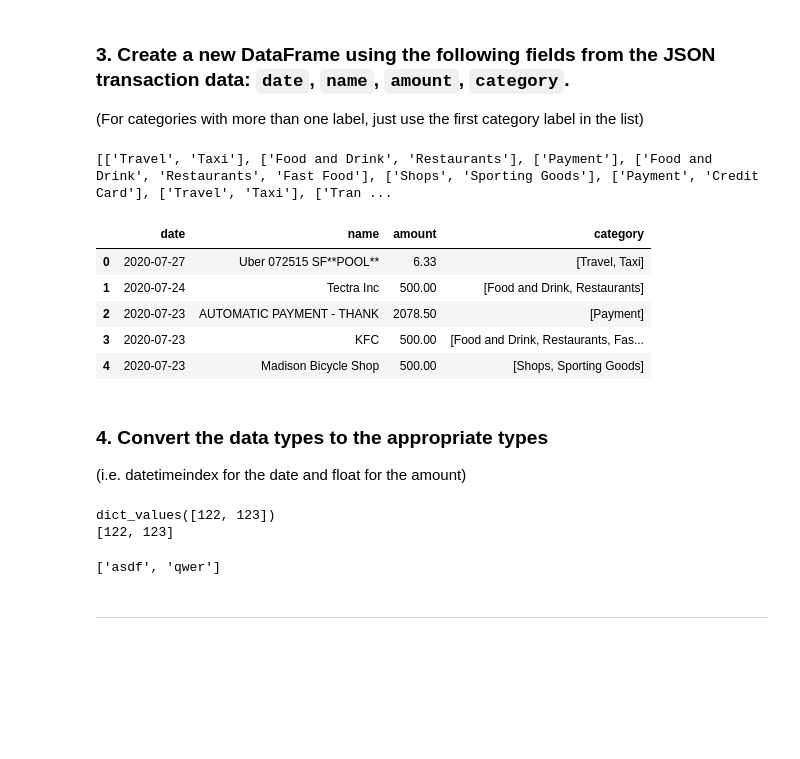
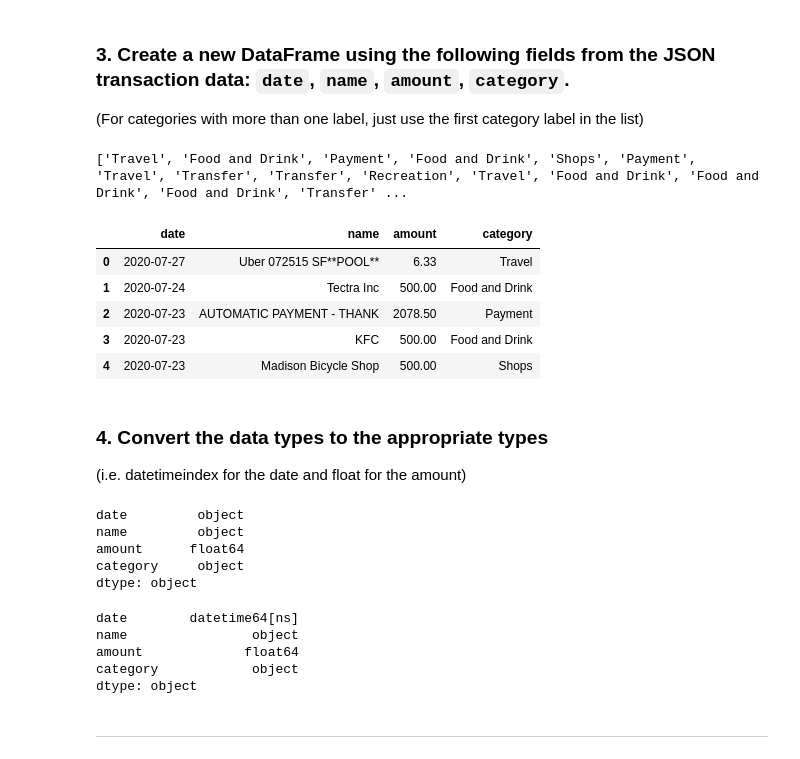
Before and after one commit to arsm800/How_Do_You_Like_Them_Apps, a Jupyter notebook: Instructions/Starter_Code/account_summary.ipynb, the cells around one changed output. Saved outputs shown, nothing was run; the diff lists cells and outputs as text; code cells hidden in the pictures; blank space fills up the shorter version.

Commit message:
Updated column data types in dataframe.

```diff
--- a/Instructions/Starter_Code/account_summary.ipynb
+++ b/Instructions/Starter_Code/account_summary.ipynb
@@ -205,53 +205,48 @@ attributes
 transactions_df = pd.DataFrame()
 
 # Retrieve all the transactions
 
 # Extract column data
 dates = [transaction['date'] for transaction in transactions_json]
 names = [transaction['name'] for transaction in transactions_json]
 amounts = [transaction['amount'] for transaction in transactions_json]
-categories =[transaction['category'] for transaction in transactions_json]
+categories =[transaction['category'][0] for transaction in transactions_json]
+# The categories were in list form, with some transactions having multiple categories.  I used the first category
+# in the list--the broadest category--for the categories pandas series.  Therefore, I used transaction['category'][0]
+# indicating the first category in the list.
+
 print(categories)
 len(categories)
+
+
+#print(type(transactions_json[8]['category']))
 
 # Populate the transactions DataFrame with the transactions data
 
     # Create series to be added to dataframe
 date = pd.Series(dates)
 name = pd.Series(names)
 amount = pd.Series(amounts)
 category = pd.Series(categories)
 
 type(date)
 
 transactions_df['date'] = date
 transactions_df['name'] = name
 transactions_df['amount'] = amount
 transactions_df['category'] = category
 
 # Display sample data from the DataFrame
 transactions_df.head()
 # %% [output]
-[['Travel', 'Taxi'], ['Food and Drink', 'Restaurants'], ['Payment'], ['Food and Drink', 'Restaurants', 'Fast Food'], ['Shops', 'Sporting Goods'], ['Payment', 'Credit Card'], ['Travel', 'Taxi'], ['Tran ...
+['Travel', 'Food and Drink', 'Payment', 'Food and Drink', 'Shops', 'Payment', 'Travel', 'Transfer', 'Transfer', 'Recreation', 'Travel', 'Food and Drink', 'Food and Drink', 'Food and Drink', 'Transfer' ...
 |  | date | name | amount | category |
-| 0 | 2020-07-27 | Uber 072515 SF**POOL** | 6.33 | [Travel, Taxi] |
-| 1 | 2020-07-24 | Tectra Inc | 500.00 | [Food and Drink, Restaurants] |
-| 2 | 2020-07-23 | AUTOMATIC PAYMENT - THANK | 2078.50 | [Payment] |
-| 3 | 2020-07-23 | KFC | 500.00 | [Food and Drink, Restaurants, Fas... |
-| 4 | 2020-07-23 | Madison Bicycle Shop | 500.00 | [Shops, Sporting Goods] |
+| 0 | 2020-07-27 | Uber 072515 SF**POOL** | 6.33 | Travel |
+| 1 | 2020-07-24 | Tectra Inc | 500.00 | Food and Drink |
+| 2 | 2020-07-23 | AUTOMATIC PAYMENT - THANK | 2078.50 | Payment |
+| 3 | 2020-07-23 | KFC | 500.00 | Food and Drink |
+| 4 | 2020-07-23 | Madison Bicycle Shop | 500.00 | Shops |
 # %% [markdown]
 ### 4. Convert the data types to the appropriate types
 
 (i.e. datetimeindex for the date and float for the amount)
-# %%
-# Display data types
-dict = {'asdf': 122, 'qwer': 123}
-print(dict.values())
-values_list = [dict[key] for key in dict]
-print(values_list)
-keys = [key for key in dict]
-keys
-# %% [output]
-dict_values([122, 123])
-[122, 123]
-['asdf', 'qwer']
@@ -260,3 +253,31 @@ dict_values([122, 123])
+# %%
+# Display data types
+transactions_df.dtypes
+# %% [output]
+date         object
+name         object
+amount      float64
+category     object
+dtype: object
+# %%
+# Make any required data type transformation
+
+# Date: object to datetime
+transactions_df['date'] = pd.to_datetime(transactions_df['date'])
+
+# Name: object to string (necessary?)
+transactions_df['name'].astype(str)
+
+# Category: object to string (necessary?)
+transactions_df['category'].astype(str)
+
+transactions_df.dtypes
+# %% [output]
+date        datetime64[ns]
+name                object
+amount             float64
+category            object
+dtype: object
 # %%
 # Set the date column as index
 
```
Also changed, not shown: parts of 1 cell of this notebook.
